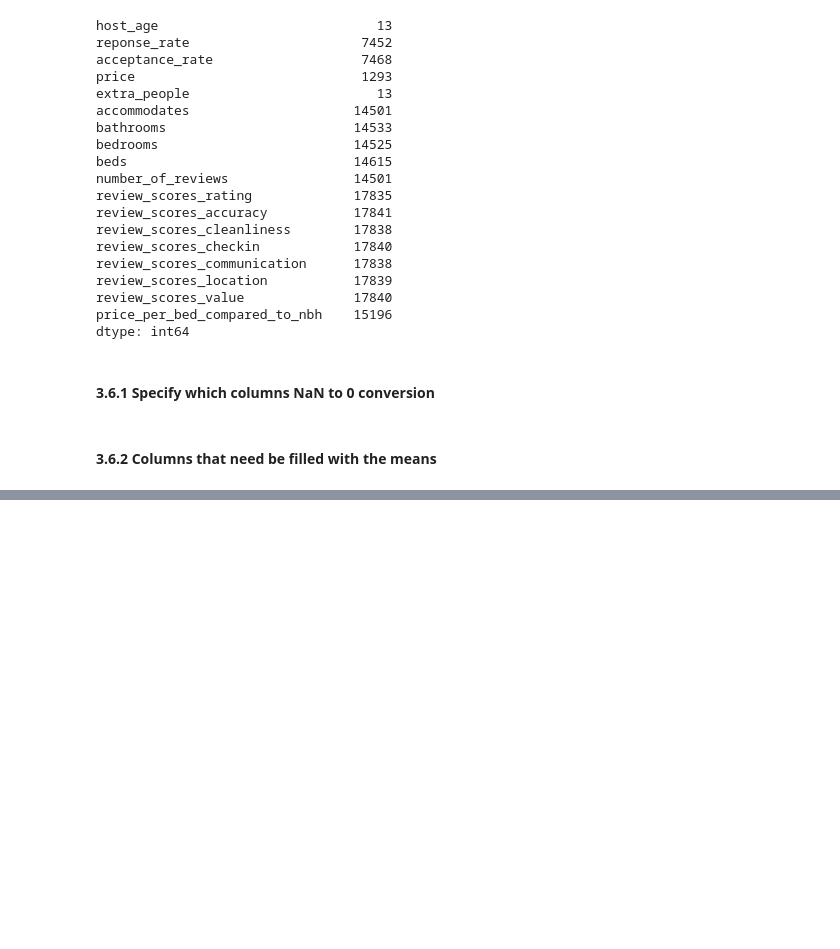
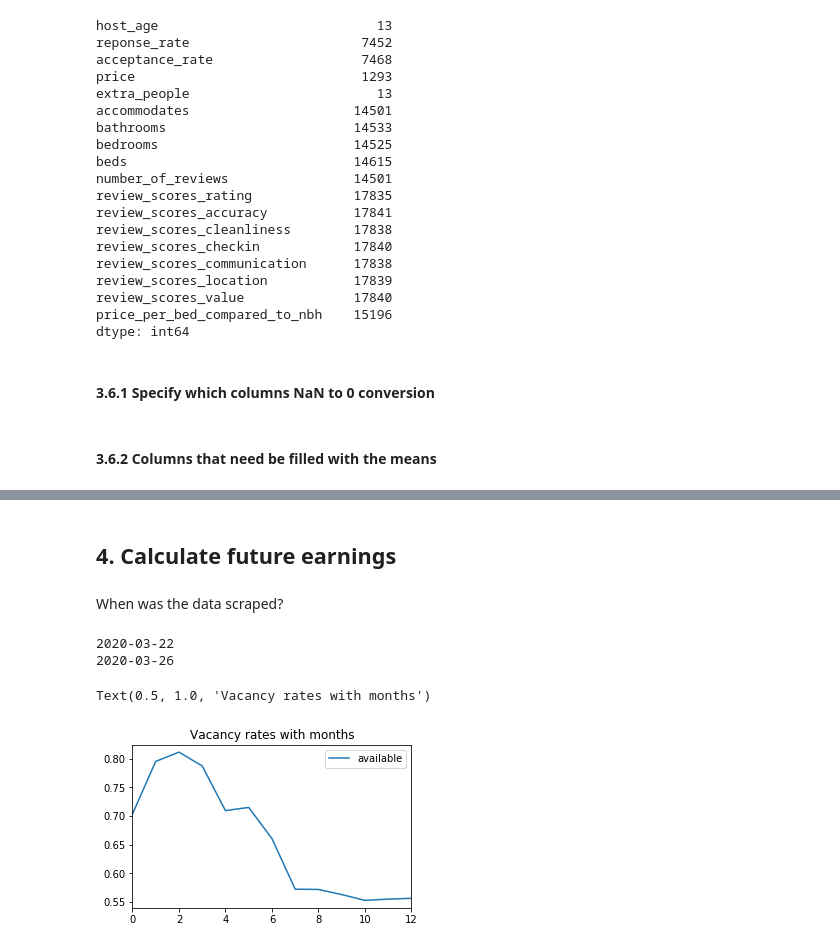
Before and after one commit to emmaolof/Airbnb-Deep-Dive, a Jupyter notebook: airbnb_appliedML.ipynb, the cells around one changed output, grey strips where cells are left out. Drawn from its saved outputs; the diff is of its cells as text; code cells hidden in the pictures; blank space fills up the shorter version.

Commit message:
istanbul future earnings calculated

```diff
--- a/airbnb_appliedML.ipynb
+++ b/airbnb_appliedML.ipynb
@@ -21,8 +21,8 @@ from sklearn.model_selection import GridSearchCV
 pd.set_option("display.max_columns", 100)
 pd.set_option('max_colwidth',200)
 # %%
-calendar = pd.read_csv("Data/istanbul_calendar.csv")
-listings = pd.read_csv("Data/istanbul_listings.csv")
+calendar = pd.read_csv("istanbul_data/istanbul_calendar.csv")
+listings = pd.read_csv("istanbul_data/istanbul_listings.csv")
 # %% [markdown]
 ## 2. Determine which rows are incomplete
 # %%
@@ -271,0 +323,18 @@ SyntaxError: unexpected EOF while parsing (<ipython-input-103-1581de8aa69c>, lin
+# %% [markdown]
+## 4. Calculate future earnings
+# %% [markdown]
+When was the data scraped?
+# %%
+print(listings['calendar_last_scraped'].min())
+print(listings['calendar_last_scraped'].max())
+# %% [output]
+2020-03-22
+2020-03-26
+# %%
+calendar['available'] = calendar['available'].apply(convert_binary)
+calendar['year_month'] = calendar['date'].apply(lambda x: x[:7])
+calendar.groupby('year_month')['available'].mean().reset_index().plot()
+plt.title('Vacancy rates with months')
+# %% [output]
+Text(0.5, 1.0, 'Vacancy rates with months')
+[figure, added]
```
Also changed, not shown: parts of 24 cells of this notebook, 10 other files.
